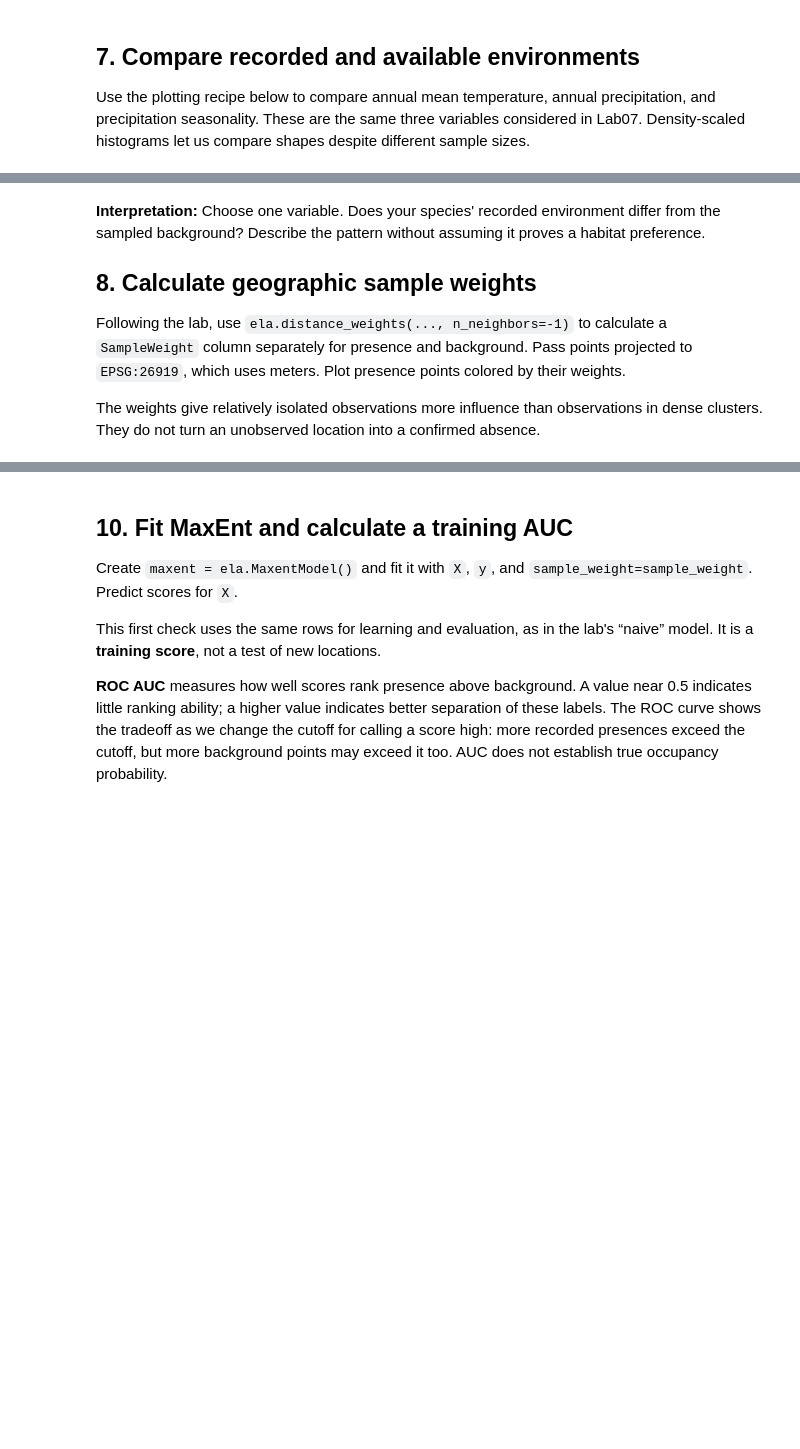
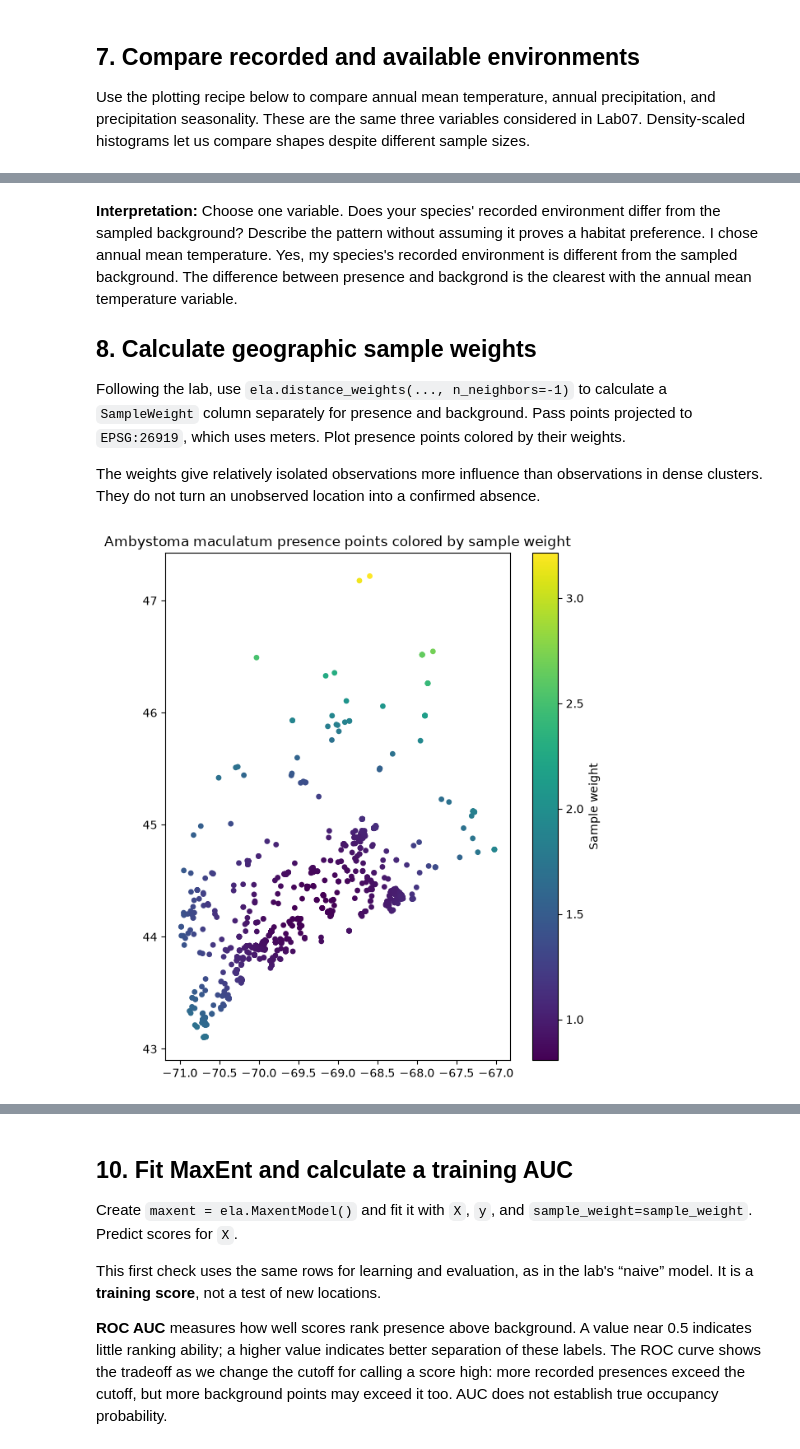
Before and after one commit to Ruddyduck13/BIO597-SpatialBiodiversity, a Jupyter notebook: docs/assignments/Assignment-08-SDM-Software.ipynb, the cells around one changed output, grey strips where cells are left out. Cells and saved outputs as stored; diff of their text form; code cells hidden in the pictures; blank space fills up the shorter version.

```diff
--- a/docs/assignments/Assignment-08-SDM-Software.ipynb
+++ b/docs/assignments/Assignment-08-SDM-Software.ipynb
@@ -106,5 +195,23 @@ Annotate `species_points.geometry` and your chosen `background_points` using `ra
 
 Annotation means extracting raster values at point locations. `drop_na=True` removes points falling on raster NoData cells.
 # %%
-# Annotate presence and background points, following Lab08.
-# Print the usable counts and display presence.head().
+
+presence = ela.annotate(
+    species_points.geometry,
+    rasters,
+    labels=labels,
+    drop_na=True,
+    quiet=True,
+)
+
+background = ela.annotate(
+    background_points.geometry,
+    rasters,
+    labels=labels,
+    drop_na=True,
+    quiet=True,
+)
+
+print("Usable presence rows:", len(presence))
+print("Usable background rows:", len(background))
+presence.head()
@@ -128,5 +246,6 @@ plt.show()
 # %% [markdown]
 **Interpretation:** Choose one variable. Does your species' recorded environment differ from the sampled background? Describe the pattern without assuming it proves a habitat preference.
+I chose annual mean temperature. Yes, my species's recorded environment is different from the sampled background. The difference between presence and backgrond is the clearest with the annual mean temperature variable.
 
 ## 8. Calculate geographic sample weights
 
@@ -136,6 +255,29 @@ The weights give relatively isolated observations more influence than observatio
 # %%
 # Calculate presence["SampleWeight"] using presence.to_crs("EPSG:26919").
 # Calculate background["SampleWeight"] the same way.
 # Plot the presence weights with a legend.
+
+presence["SampleWeight"] = ela.distance_weights(
+    presence.to_crs("EPSG:26919"),
+    n_neighbors=-1,
+)
+
+background["SampleWeight"] = ela.distance_weights(
+    background.to_crs("EPSG:26919"),
+    n_neighbors=-1,
+)
+
+ax = presence.plot(
+    column="SampleWeight",
+    cmap="viridis",
+    markersize=15,
+    legend=True,
+    legend_kwds={"label": "Sample weight"},
+    figsize=(7, 8),
+)
+ax.set_title(f"{target_species} presence points colored by sample weight")
+plt.show()
+# %% [output]
+[figure, added]
 # %% [markdown]
 **Interpretation:** Where are the largest weights? Why would decimal degrees be a poor unit for the distance calculations?
```
Also changed, not shown: parts of 24 cells of this notebook, 2 other files.
